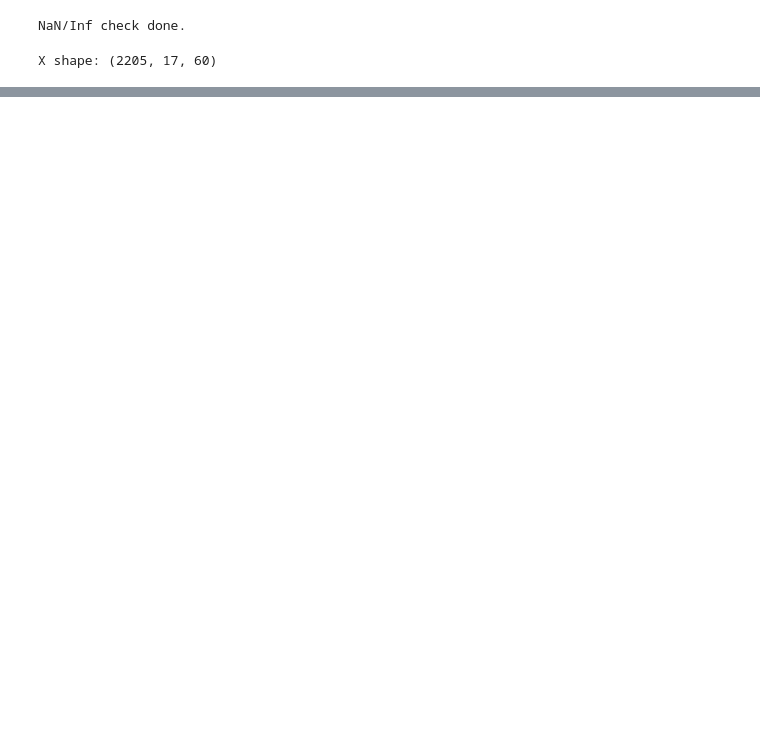
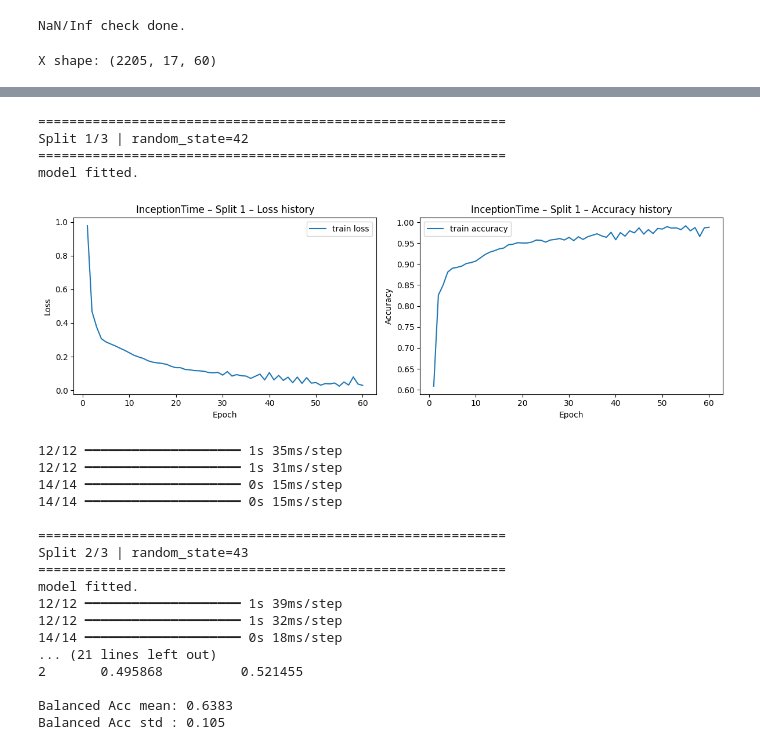
Before and after one commit to liyiling/Valve-Condition-Monitoring-in-Hydraulic-Systems, a Jupyter notebook: 2_deeplearning/inceptiontime_yiling.ipynb, the cells around one changed output, grey strips where cells are left out. Saved outputs shown, nothing was run; the diff lists cells and outputs as text; code cells hidden in the pictures; blank space fills up the shorter version.

```diff
--- a/2_deeplearning/inceptiontime_yiling.ipynb
+++ b/2_deeplearning/inceptiontime_yiling.ipynb
@@ -331,0 +838,34 @@ Model: "functional_6"
+# %%
+# probieren epoch=60
+results_df, summary_df = train_inceptiontime_3splits_tunable(
+    X_acht, y,
+    base_seed=42,
+    batch_size=32,
+    n_epochs=60,
+    n_classifiers=2,
+    plot_history=True,
+    plot_splits=(1,)
+)
+# %% [output]
+============================================================
+Split 1/3 | random_state=42
+============================================================
+model fitted.
+[figure, added]
+12/12 ━━━━━━━━━━━━━━━━━━━━ 1s 35ms/step
+12/12 ━━━━━━━━━━━━━━━━━━━━ 1s 31ms/step
+14/14 ━━━━━━━━━━━━━━━━━━━━ 0s 15ms/step
+14/14 ━━━━━━━━━━━━━━━━━━━━ 0s 15ms/step
+
+============================================================
+Split 2/3 | random_state=43
+============================================================
+model fitted.
+12/12 ━━━━━━━━━━━━━━━━━━━━ 1s 39ms/step
+12/12 ━━━━━━━━━━━━━━━━━━━━ 1s 32ms/step
+14/14 ━━━━━━━━━━━━━━━━━━━━ 0s 18ms/step
+... (21 lines left out)
+2       0.495868          0.521455
+
+Balanced Acc mean: 0.6383
+Balanced Acc std : 0.105
```
Also changed, not shown: parts of 34 cells of this notebook, 12 other files.
